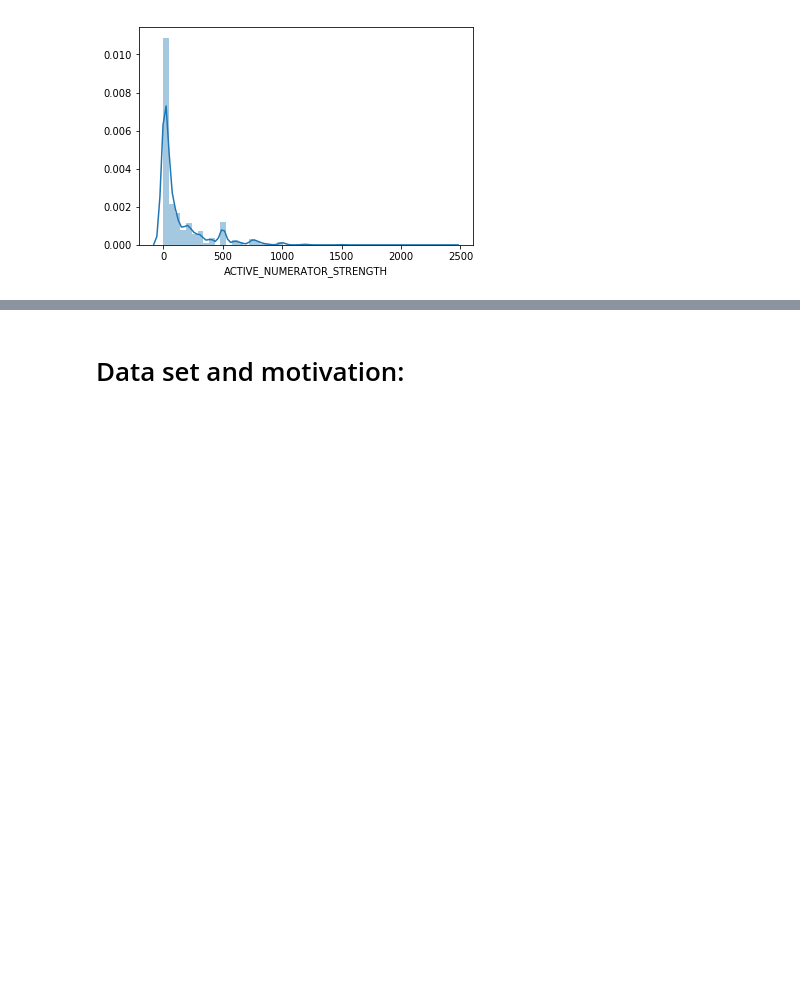
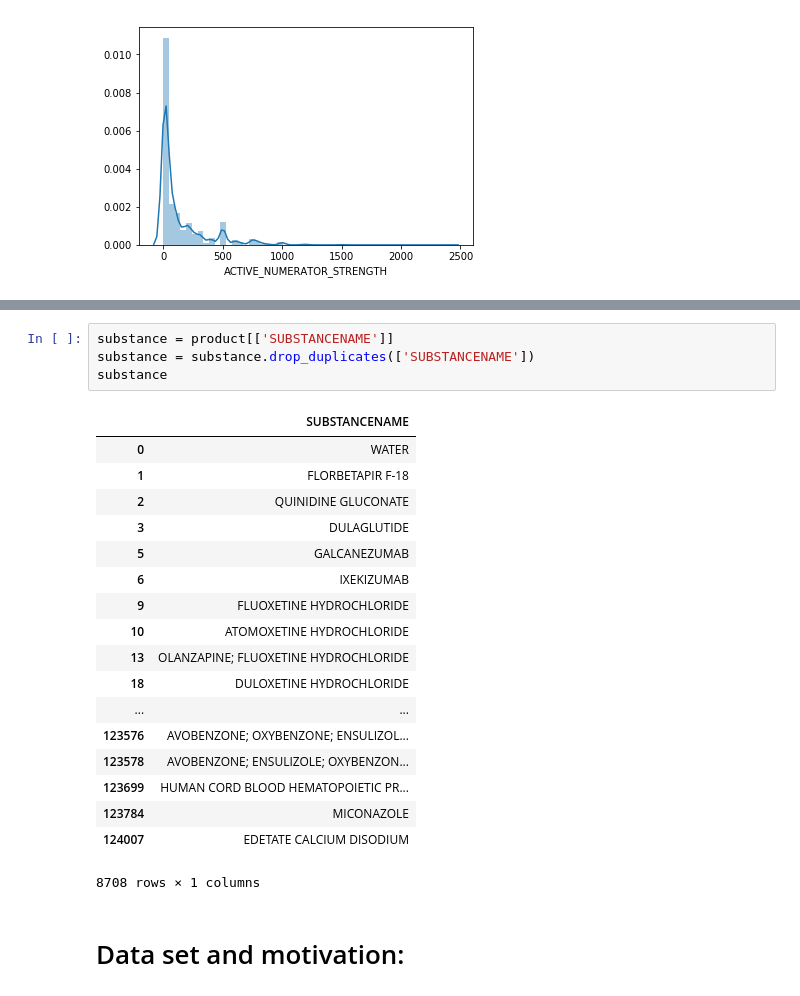
Before and after one commit to 854740262/NDC-database-analysis, a Jupyter notebook: Final_project.ipynb, the cells around one changed output, grey strips where cells are left out. Drawn from its saved outputs; the diff is of its cells as text; blank space fills up the shorter version.

```diff
--- a/Final_project.ipynb
+++ b/Final_project.ipynb
@@ -78,4 +87,27 @@ See the caveats in the documentation: http://pandas.pydata.org/pandas-docs/stabl
 [figure]
+# %%
+substance = product[['SUBSTANCENAME']]
+substance = substance.drop_duplicates(['SUBSTANCENAME'])
+substance
+# %% [output]
+|  | SUBSTANCENAME |
+| 0 | WATER |
+| 1 | FLORBETAPIR F-18 |
+| 2 | QUINIDINE GLUCONATE |
+| 3 | DULAGLUTIDE |
+| 5 | GALCANEZUMAB |
+| 6 | IXEKIZUMAB |
+| 9 | FLUOXETINE HYDROCHLORIDE |
+| 10 | ATOMOXETINE HYDROCHLORIDE |
+| 13 | OLANZAPINE; FLUOXETINE HYDROCHLORIDE |
+| 18 | DULOXETINE HYDROCHLORIDE |
+| ... | ... |
+| 123576 | AVOBENZONE; OXYBENZONE; ENSULIZOL... |
+| 123578 | AVOBENZONE; ENSULIZOLE; OXYBENZON... |
+| 123699 | HUMAN CORD BLOOD HEMATOPOIETIC PR... |
+| 123784 | MICONAZOLE |
+| 124007 | EDETATE CALCIUM DISODIUM |
+8708 rows × 1 columns
 # %% [markdown]
 # Data set and motivation:
 # %% [markdown]
```
Also changed, not shown: parts of 1 cell of this notebook.
